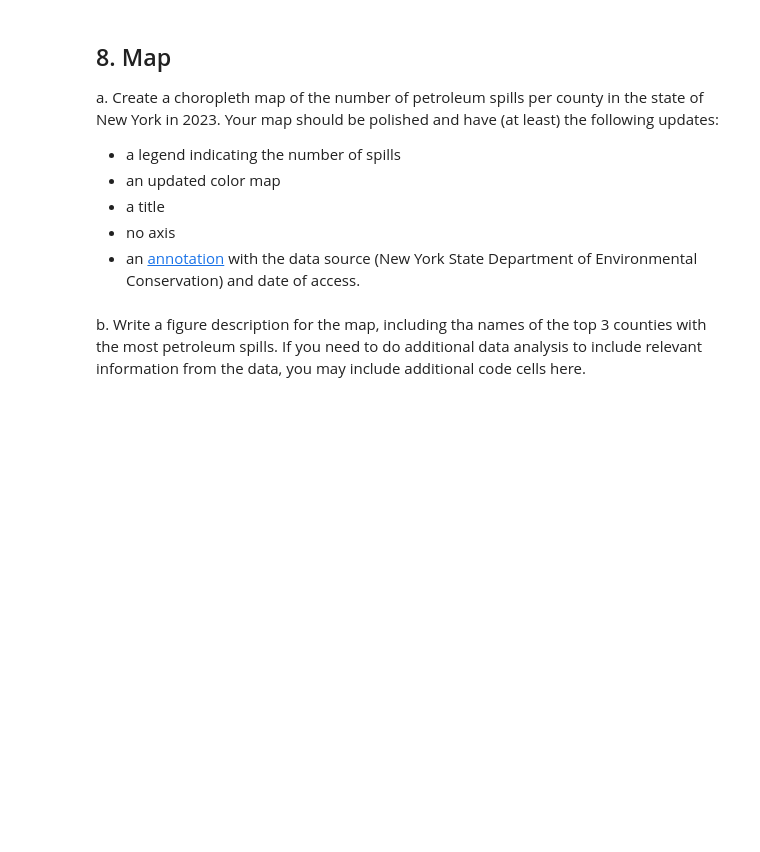
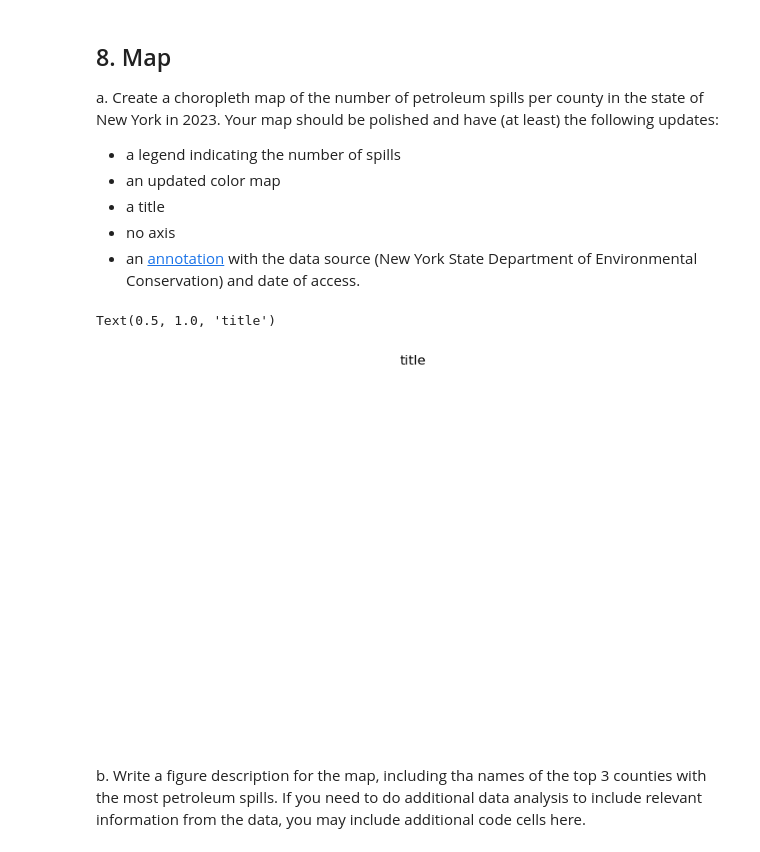
Before and after one commit to evajnewby/eds220-hwk3, a Jupyter notebook: hwk3-task2-oil-spills.ipynb, the cells around one changed output. Drawn from its saved outputs; the diff is of its cells as text; code cells hidden in the pictures; blank space fills up the shorter version.

Commit message:
Start Choropleth Map, Need to Update F string

```diff
--- a/hwk3-task2-oil-spills.ipynb
+++ b/hwk3-task2-oil-spills.ipynb
@@ -607,3 +587,15 @@ Your map should be polished and have (at least) the following updates:
+# %%
+# a. Create a choropleth map
+fig, ax = plt.subplots(figsize = (10,6))
+ax.axis('off')
+
+ax.set_title('title',
+             fontsize = 12)
+
+# Add data
+# %% [output]
+Text(0.5, 1.0, 'title')
+[figure, added]
 # %% [markdown]
 <!-- END QUESTION -->
 
```
Also changed, not shown: parts of 5 cells of this notebook.
